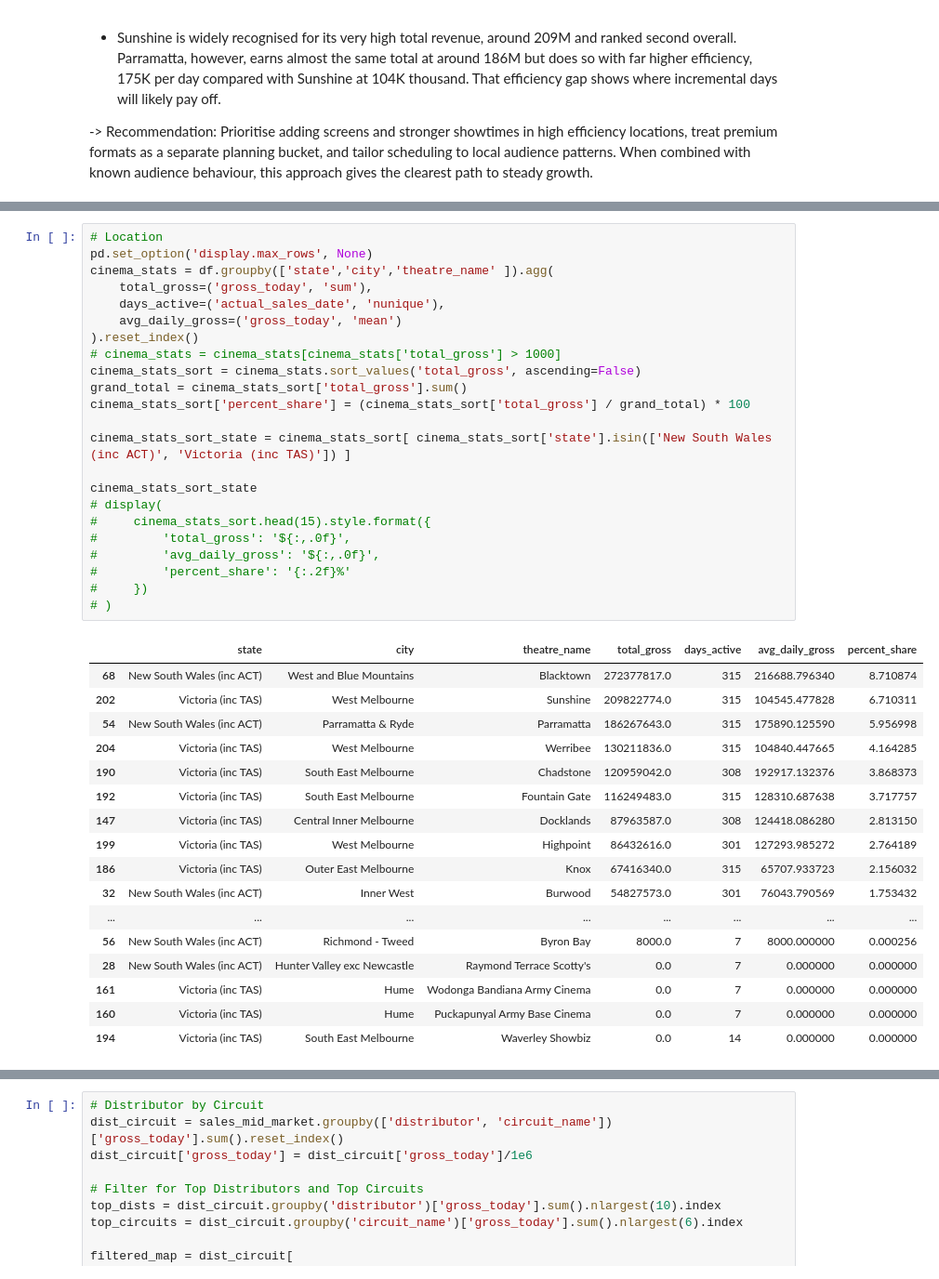
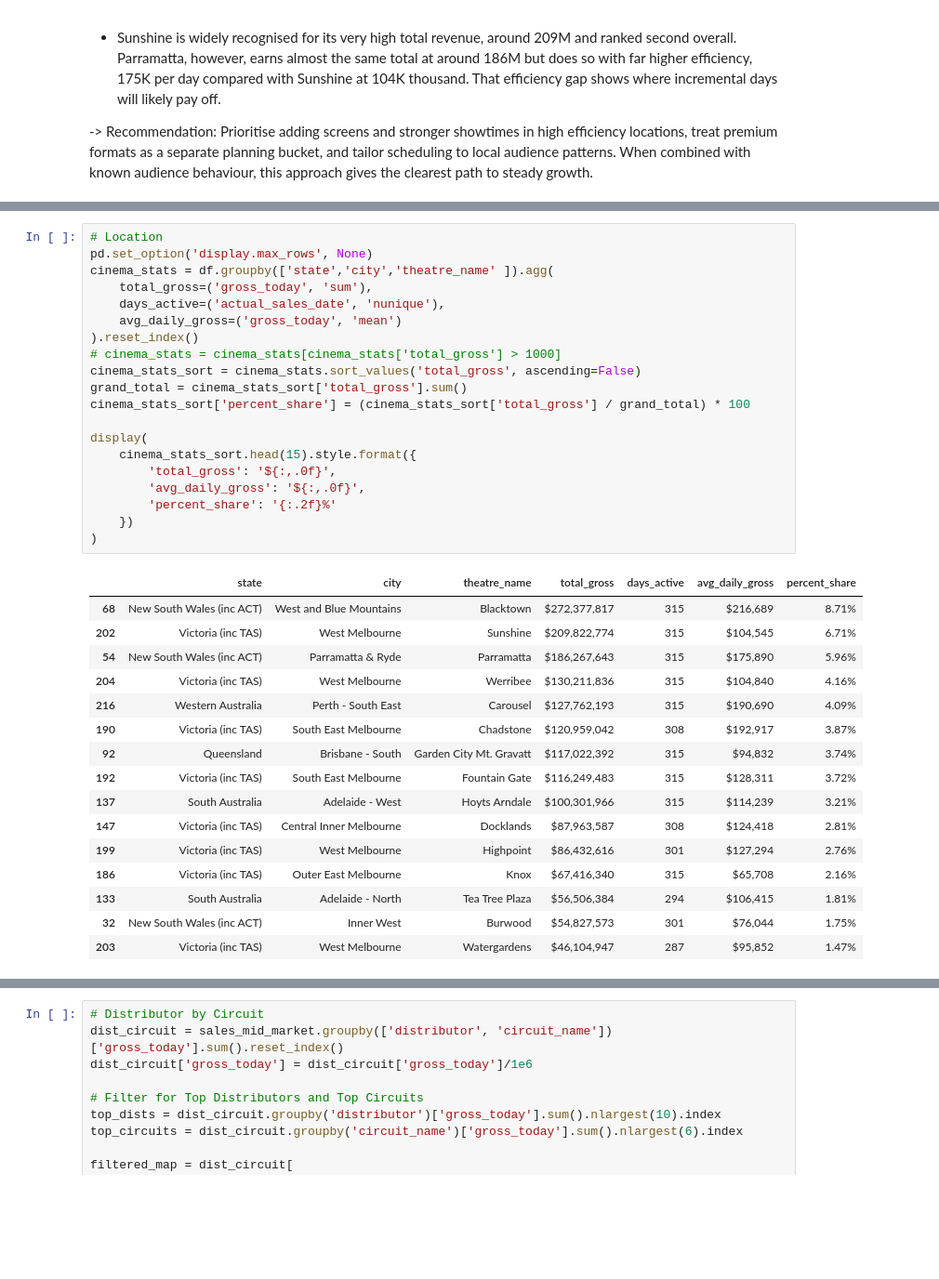
Before and after one commit to Jingvu/masalytics, a Jupyter notebook: data/exploration.ipynb, the cells around one changed output, grey strips where cells are left out. Shown at 93% size. Drawn from its saved outputs; the diff is of its cells as text; blank space fills up the shorter version.

```diff
--- a/data/exploration.ipynb
+++ b/data/exploration.ipynb
@@ -467,41 +467,37 @@ fig.show()
 # %%
 # Location
 pd.set_option('display.max_rows', None)
 cinema_stats = df.groupby(['state','city','theatre_name' ]).agg(
     total_gross=('gross_today', 'sum'),
     days_active=('actual_sales_date', 'nunique'),
     avg_daily_gross=('gross_today', 'mean')
 ).reset_index()
 # cinema_stats = cinema_stats[cinema_stats['total_gross'] > 1000]
 cinema_stats_sort = cinema_stats.sort_values('total_gross', ascending=False)
 grand_total = cinema_stats_sort['total_gross'].sum()
 cinema_stats_sort['percent_share'] = (cinema_stats_sort['total_gross'] / grand_total) * 100
 
-cinema_stats_sort_state = cinema_stats_sort[ cinema_stats_sort['state'].isin(['New South Wales (inc ACT)', 'Victoria (inc TAS)']) ]
-
-cinema_stats_sort_state
-# display(
-#     cinema_stats_sort.head(15).style.format({
-#         'total_gross': '${:,.0f}',
-#         'avg_daily_gross': '${:,.0f}',
-#         'percent_share': '{:.2f}%'
-#     })
-# )
+display(
+    cinema_stats_sort.head(15).style.format({
+        'total_gross': '${:,.0f}',
+        'avg_daily_gross': '${:,.0f}',
+        'percent_share': '{:.2f}%'
+    })
+)
 # %% [output]
 |  | state | city | theatre_name | total_gross | days_active | avg_daily_gross | percent_share |
-| 68 | New South Wales (inc ACT) | West and Blue Mountains | Blacktown | 272377817.0 | 315 | 216688.796340 | 8.710874 |
-| 202 | Victoria (inc TAS) | West Melbourne | Sunshine | 209822774.0 | 315 | 104545.477828 | 6.710311 |
-| 54 | New South Wales (inc ACT) | Parramatta & Ryde | Parramatta | 186267643.0 | 315 | 175890.125590 | 5.956998 |
-| 204 | Victoria (inc TAS) | West Melbourne | Werribee | 130211836.0 | 315 | 104840.447665 | 4.164285 |
-| 190 | Victoria (inc TAS) | South East Melbourne | Chadstone | 120959042.0 | 308 | 192917.132376 | 3.868373 |
-| 192 | Victoria (inc TAS) | South East Melbourne | Fountain Gate | 116249483.0 | 315 | 128310.687638 | 3.717757 |
-| 147 | Victoria (inc TAS) | Central Inner Melbourne | Docklands | 87963587.0 | 308 | 124418.086280 | 2.813150 |
-| 199 | Victoria (inc TAS) | West Melbourne | Highpoint | 86432616.0 | 301 | 127293.985272 | 2.764189 |
-| 186 | Victoria (inc TAS) | Outer East Melbourne | Knox | 67416340.0 | 315 | 65707.933723 | 2.156032 |
-| 32 | New South Wales (inc ACT) | Inner West | Burwood | 54827573.0 | 301 | 76043.790569 | 1.753432 |
-| ... | ... | ... | ... | ... | ... | ... | ... |
-| 56 | New South Wales (inc ACT) | Richmond - Tweed | Byron Bay | 8000.0 | 7 | 8000.000000 | 0.000256 |
-| 28 | New South Wales (inc ACT) | Hunter Valley exc Newcastle | Raymond Terrace Scotty's | 0.0 | 7 | 0.000000 | 0.000000 |
-| 161 | Victoria (inc TAS) | Hume | Wodonga Bandiana Army Cinema | 0.0 | 7 | 0.000000 | 0.000000 |
-| 160 | Victoria (inc TAS) | Hume | Puckapunyal Army Base Cinema | 0.0 | 7 | 0.000000 | 0.000000 |
-| 194 | Victoria (inc TAS) | South East Melbourne | Waverley Showbiz | 0.0 | 14 | 0.000000 | 0.000000 |
+| 68 | New South Wales (inc ACT) | West and Blue Mountains | Blacktown | $272,377,817 | 315 | $216,689 | 8.71% |
+| 202 | Victoria (inc TAS) | West Melbourne | Sunshine | $209,822,774 | 315 | $104,545 | 6.71% |
+| 54 | New South Wales (inc ACT) | Parramatta & Ryde | Parramatta | $186,267,643 | 315 | $175,890 | 5.96% |
+| 204 | Victoria (inc TAS) | West Melbourne | Werribee | $130,211,836 | 315 | $104,840 | 4.16% |
+| 216 | Western Australia | Perth - South East | Carousel | $127,762,193 | 315 | $190,690 | 4.09% |
+| 190 | Victoria (inc TAS) | South East Melbourne | Chadstone | $120,959,042 | 308 | $192,917 | 3.87% |
+| 92 | Queensland | Brisbane - South | Garden City Mt. Gravatt | $117,022,392 | 315 | $94,832 | 3.74% |
+| 192 | Victoria (inc TAS) | South East Melbourne | Fountain Gate | $116,249,483 | 315 | $128,311 | 3.72% |
+| 137 | South Australia | Adelaide - West | Hoyts Arndale | $100,301,966 | 315 | $114,239 | 3.21% |
+| 147 | Victoria (inc TAS) | Central Inner Melbourne | Docklands | $87,963,587 | 308 | $124,418 | 2.81% |
+| 199 | Victoria (inc TAS) | West Melbourne | Highpoint | $86,432,616 | 301 | $127,294 | 2.76% |
+| 186 | Victoria (inc TAS) | Outer East Melbourne | Knox | $67,416,340 | 315 | $65,708 | 2.16% |
+| 133 | South Australia | Adelaide - North | Tea Tree Plaza | $56,506,384 | 294 | $106,415 | 1.81% |
+| 32 | New South Wales (inc ACT) | Inner West | Burwood | $54,827,573 | 301 | $76,044 | 1.75% |
+| 203 | Victoria (inc TAS) | West Melbourne | Watergardens | $46,104,947 | 287 | $95,852 | 1.47% |
```
Also changed, not shown: parts of 2 cells of this notebook.
